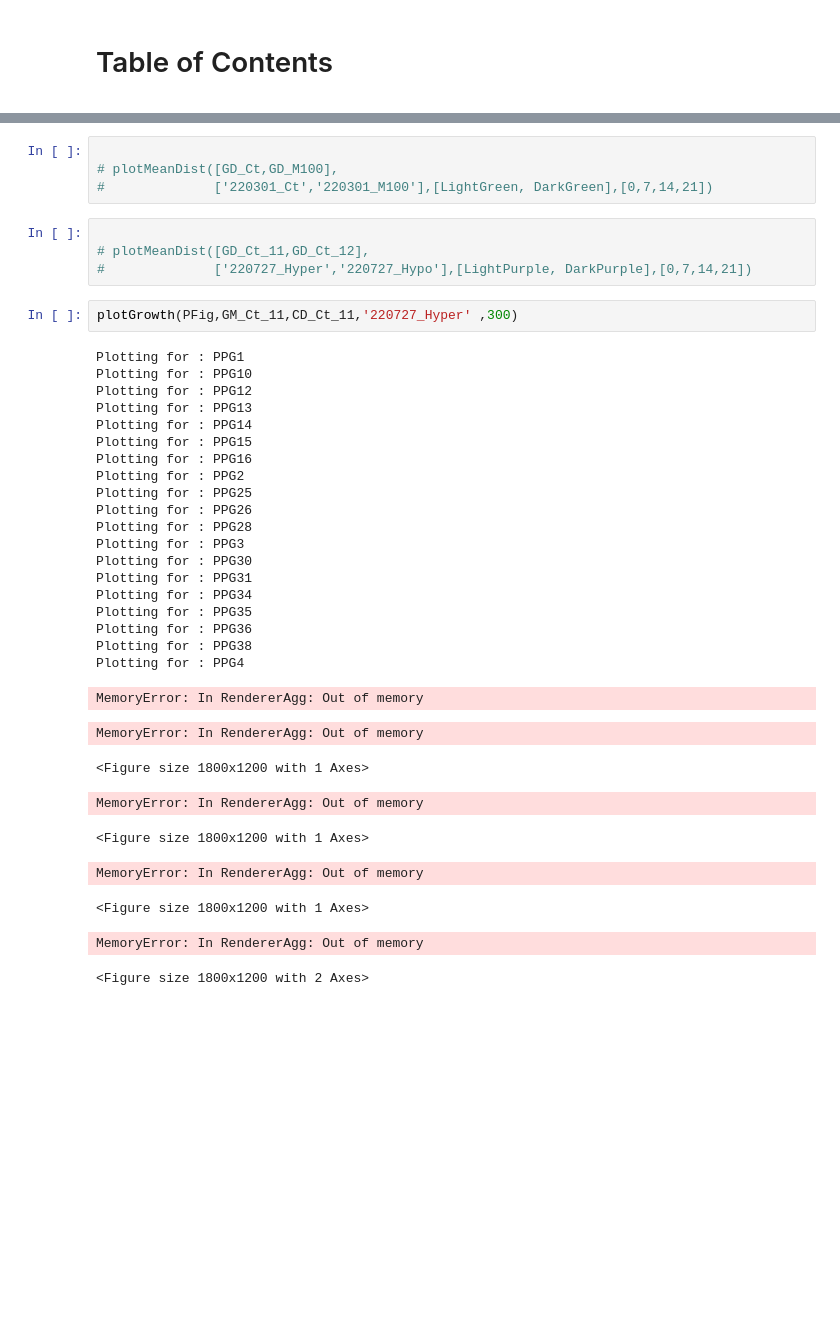
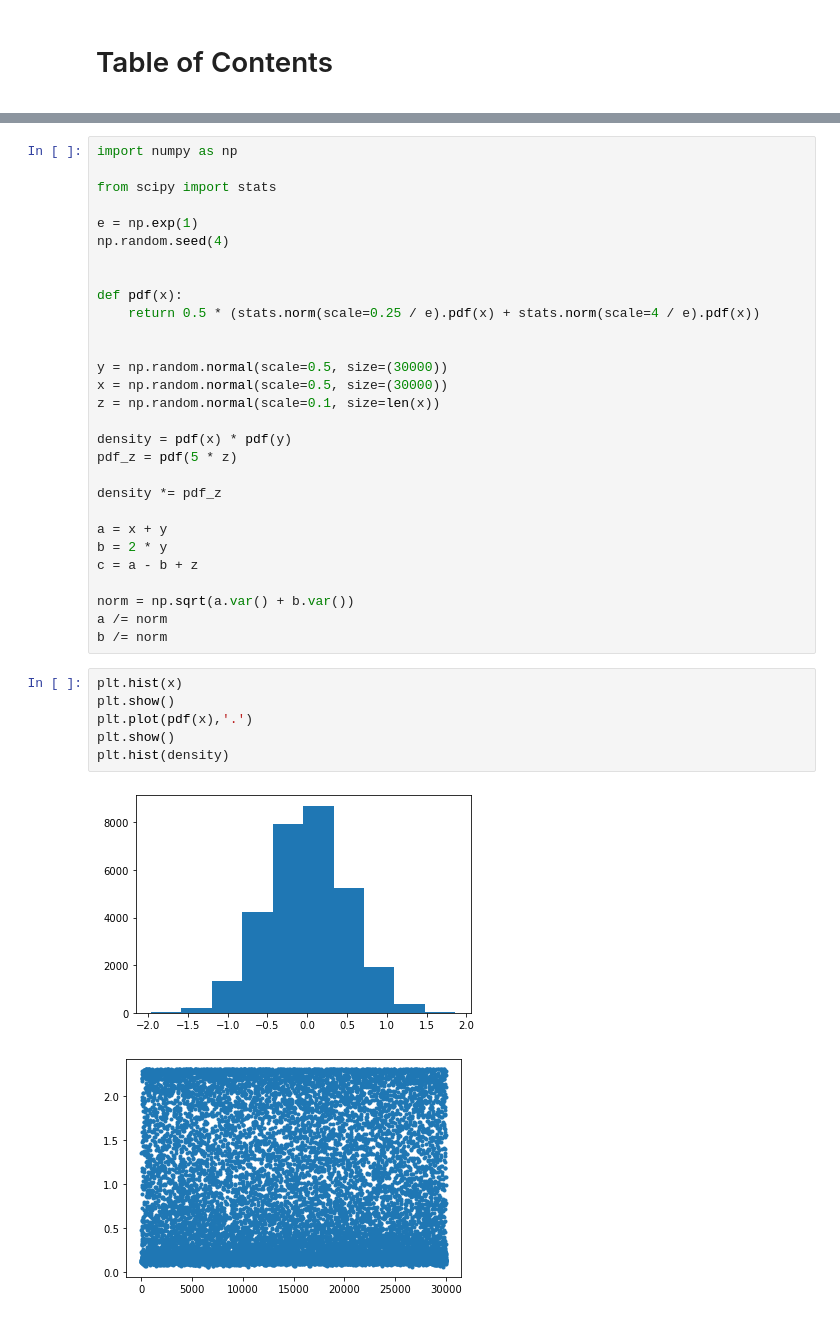
Before and after one commit to VLaplaud-Biophysics/JupyNB, a Jupyter notebook: PropaguleAnalysis/Untitled.ipynb, the cells around one changed output, grey strips where cells are left out. Drawn from its saved outputs; the diff is of its cells as text; blank space fills up the shorter version.

```diff
--- a/PropaguleAnalysis/Untitled.ipynb
+++ b/PropaguleAnalysis/Untitled.ipynb
@@ -80,39 +4,38 @@ GM_Ct_11 = pd.read_csv(P220727_Hyper + '\\GrowthData' + '220727_Hyper' + '.csv',
-# %%
-
-# plotMeanDist([GD_Ct,GD_M100],
-#              ['220301_Ct','220301_M100'],[LightGreen, DarkGreen],[0,7,14,21])
-# %%
-
-# plotMeanDist([GD_Ct_11,GD_Ct_12],
-#              ['220727_Hyper','220727_Hypo'],[LightPurple, DarkPurple],[0,7,14,21])
-# %%
-plotGrowth(PFig,GM_Ct_11,CD_Ct_11,'220727_Hyper' ,300)
-# %% [output]
-Plotting for : PPG1
-Plotting for : PPG10
-Plotting for : PPG12
-Plotting for : PPG13
-Plotting for : PPG14
-Plotting for : PPG15
-Plotting for : PPG16
-Plotting for : PPG2
-Plotting for : PPG25
-Plotting for : PPG26
-Plotting for : PPG28
-Plotting for : PPG3
-Plotting for : PPG30
-Plotting for : PPG31
-Plotting for : PPG34
-Plotting for : PPG35
-Plotting for : PPG36
-Plotting for : PPG38
-Plotting for : PPG4
-MemoryError: In RendererAgg: Out of memory
-MemoryError: In RendererAgg: Out of memory
-<Figure size 1800x1200 with 1 Axes>
-MemoryError: In RendererAgg: Out of memory
-<Figure size 1800x1200 with 1 Axes>
-MemoryError: In RendererAgg: Out of memory
-<Figure size 1800x1200 with 1 Axes>
-MemoryError: In RendererAgg: Out of memory
-<Figure size 1800x1200 with 2 Axes>
+# %%
+import numpy as np
+
+from scipy import stats
+
+e = np.exp(1)
+np.random.seed(4)
+
+
+def pdf(x):
+    return 0.5 * (stats.norm(scale=0.25 / e).pdf(x) + stats.norm(scale=4 / e).pdf(x))
+
+
+y = np.random.normal(scale=0.5, size=(30000))
+x = np.random.normal(scale=0.5, size=(30000))
+z = np.random.normal(scale=0.1, size=len(x))
+
+density = pdf(x) * pdf(y)
+pdf_z = pdf(5 * z)
+
+density *= pdf_z
+
+a = x + y
+b = 2 * y
+c = a - b + z
+
+norm = np.sqrt(a.var() + b.var())
+a /= norm
+b /= norm
+# %%
+plt.hist(x)
+plt.show()
+plt.plot(pdf(x),'.')
+plt.show()
+plt.hist(density)
+# %% [output]
+[figure, added]
+[figure, added]
```
Also changed, not shown: parts of 3 cells of this notebook, 3 other files.
